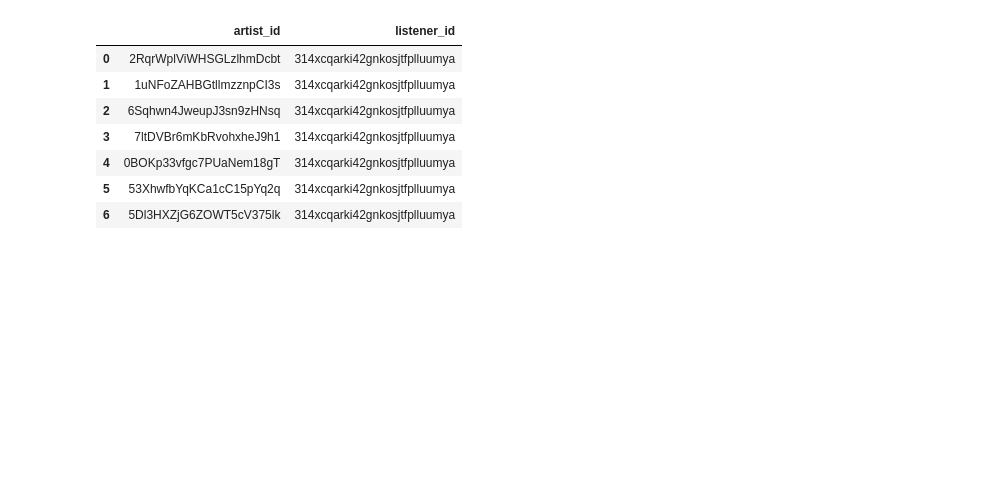
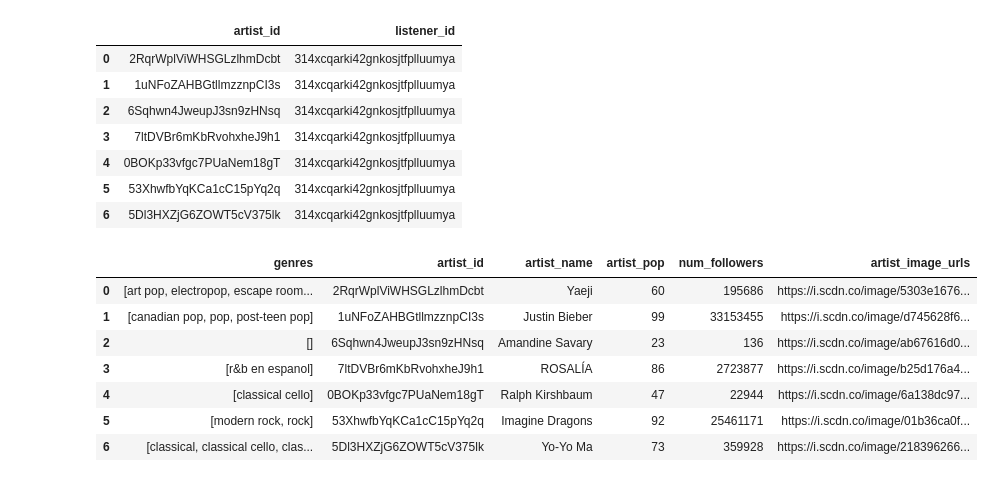
Before and after one commit to CS-316-Group/Project, a Jupyter notebook: notebooks/Spotify Data Cleaning.ipynb, the cells around one changed output. Drawn from its saved outputs; the diff is of its cells as text; code cells hidden in the pictures; blank space fills up the shorter version.

```diff
--- a/notebooks/Spotify Data Cleaning.ipynb
+++ b/notebooks/Spotify Data Cleaning.ipynb
@@ -282,8 +299,12 @@ def clean_top_artists_info(new_user):
                                                    'external_urls.spotify', 'followers.href'], axis=1)
                                             .rename({"followers.total": "num_followers",
                                                     "popularity": "artist_pop",
-                                                    "id": "artist_id"}, axis=1)
+                                                    "id": "artist_id",
+                                                    "name": 'artist_name'}, axis=1)
                   )
+    # remove commas
+    top_artists_to_add['artist_name'] = top_artists_to_add['artist_name'].str.replace(",", "")
+
     # generate top artists table
     top_artists = top_artists_to_add[["artist_id"]]
 
@@ -293,6 +314,8 @@ def clean_top_artists_info(new_user):
 
     # TODO: add time span
     # top_artists['time_span'] = time_span
+
+
     return top_artists, top_artists_to_add
 
 top_artists, top_artists_to_add = clean_top_artists_info(new_user)
@@ -311,3 +334,14 @@ See the caveats in the documentation: http://pandas.pydata.org/pandas-docs/stabl
 | 4 | 0BOKp33vfgc7PUaNem18gT | 314xcqarki42gnkosjtfplluumya |
 | 5 | 53XhwfbYqKCa1cC15pYq2q | 314xcqarki42gnkosjtfplluumya |
 | 6 | 5Dl3HXZjG6ZOWT5cV375lk | 314xcqarki42gnkosjtfplluumya |
+# %%
+top_artists_to_add
+# %% [output]
+|  | genres | artist_id | artist_name | artist_pop | num_followers | artist_image_urls |
+| 0 | [art pop, electropop, escape room... | 2RqrWplViWHSGLzlhmDcbt | Yaeji | 60 | 195686 | https://i.scdn.co/image/5303e1676... |
+| 1 | [canadian pop, pop, post-teen pop] | 1uNFoZAHBGtllmzznpCI3s | Justin Bieber | 99 | 33153455 | https://i.scdn.co/image/d745628f6... |
+| 2 | [] | 6Sqhwn4JweupJ3sn9zHNsq | Amandine Savary | 23 | 136 | https://i.scdn.co/image/ab67616d0... |
+| 3 | [r&b en espanol] | 7ltDVBr6mKbRvohxheJ9h1 | ROSALÍA | 86 | 2723877 | https://i.scdn.co/image/b25d176a4... |
+| 4 | [classical cello] | 0BOKp33vfgc7PUaNem18gT | Ralph Kirshbaum | 47 | 22944 | https://i.scdn.co/image/6a138dc97... |
+| 5 | [modern rock, rock] | 53XhwfbYqKCa1cC15pYq2q | Imagine Dragons | 92 | 25461171 | https://i.scdn.co/image/01b36ca0f... |
+| 6 | [classical, classical cello, clas... | 5Dl3HXZjG6ZOWT5cV375lk | Yo-Yo Ma | 73 | 359928 | https://i.scdn.co/image/218396266... |
```
Also changed, not shown: parts of 7 cells of this notebook, 1 other file.
